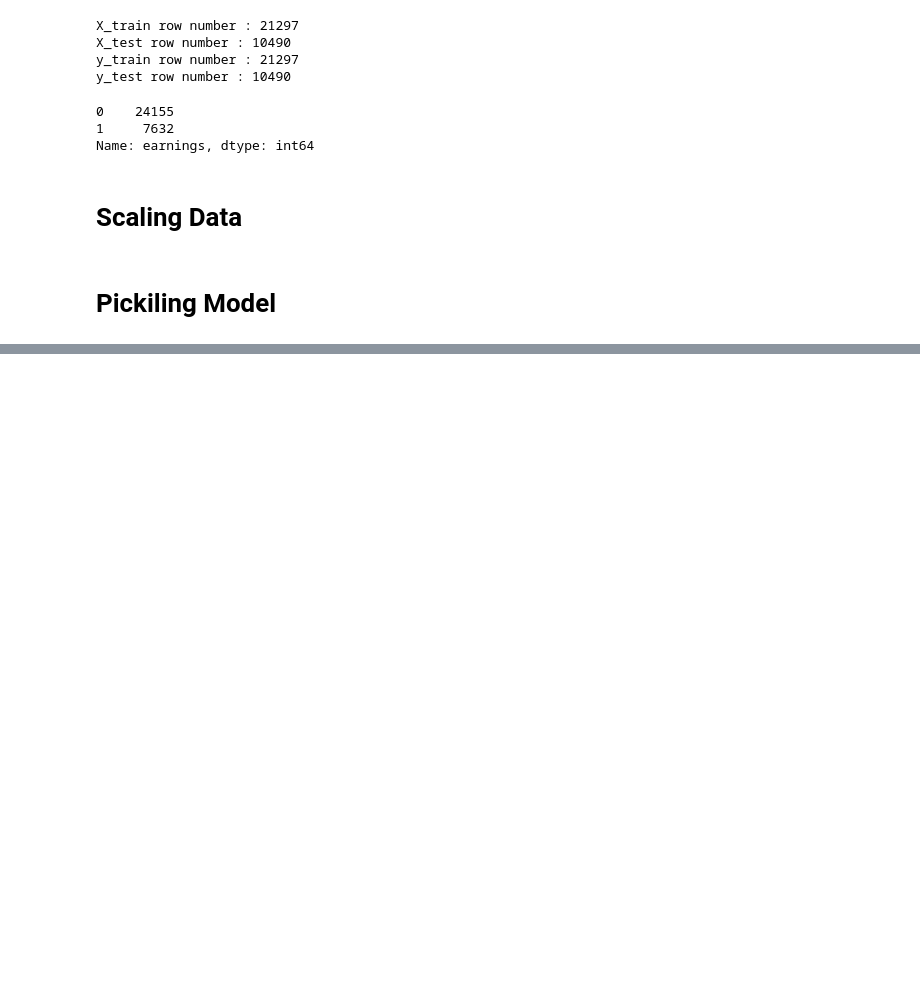
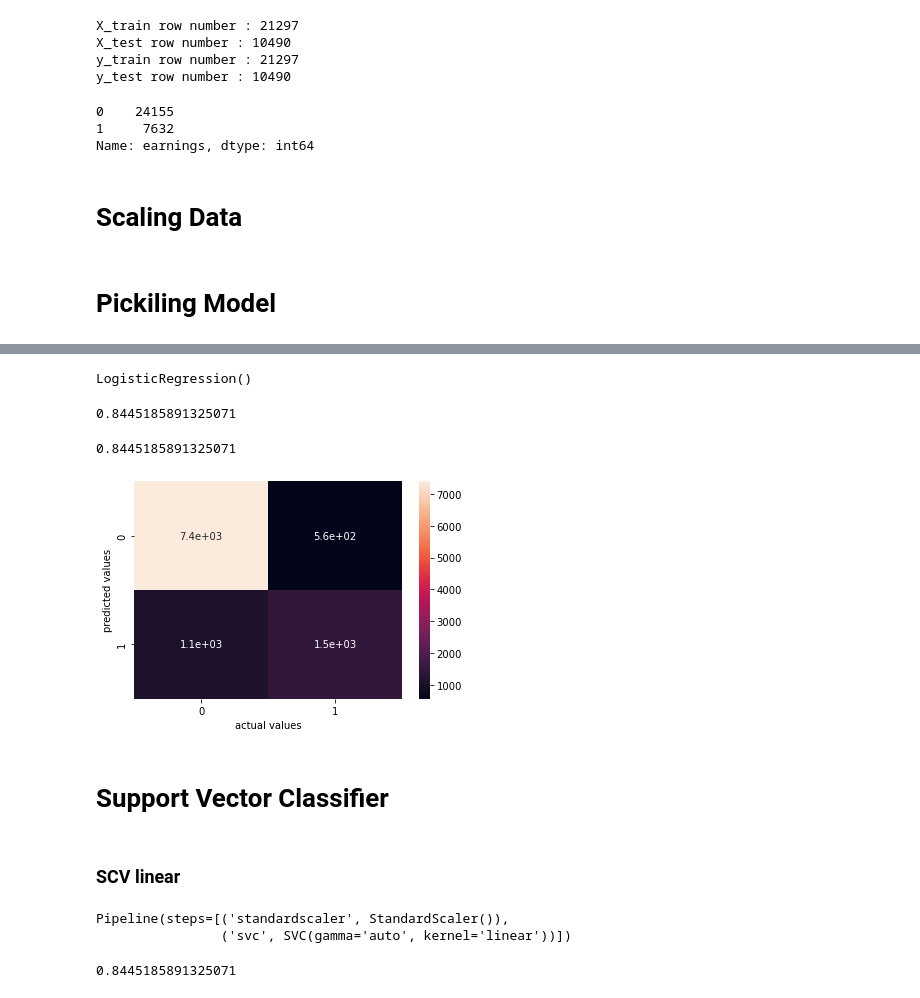
Before and after one commit to atharv4git/ML-Models, a Jupyter notebook: Classification/adult/Model in Making.ipynb, the cells around one changed output, grey strips where cells are left out. Drawn from its saved outputs; the diff is of its cells as text; code cells hidden in the pictures; blank space fills up the shorter version.

```diff
--- a/Classification/adult/Model in Making.ipynb
+++ b/Classification/adult/Model in Making.ipynb
@@ -76,0 +79,40 @@ def save_model_to_db(model,client,db,conn,model_name):
+# %%
+from sklearn.linear_model import LogisticRegression
+log_reg = LogisticRegression()
+# %%
+log_reg.fit(X_train,y_train)
+# %% [output]
+LogisticRegression()
+# %%
+ypred_log_reg = log_reg.predict(X_test)
+# %%
+log_reg.score(X_test,y_test)
+# %% [output]
+0.8445185891325071
+# %%
+from sklearn.metrics import accuracy_score
+accuracy_score(y_test,ypred_log_reg)
+# %% [output]
+0.8445185891325071
+# %%
+from sklearn.metrics import confusion_matrix as cm
+
+sns.heatmap(cm(y_test,ypred_log_reg),annot=True)
+plt.xlabel('actual values')
+plt.ylabel('predicted values')
+plt.show()
+# %% [output]
+[figure, added]
+# %% [markdown]
+# Support Vector Classifier
+# %% [markdown]
+### SCV linear
+# %%
+from sklearn.pipeline import make_pipeline
+from sklearn.svm import SVC
+
+svc_lin = make_pipeline(StandardScaler(), SVC(kernel='linear',gamma='auto'))
+svc_lin.fit(X_train, y_train)
+# %% [output]
+Pipeline(steps=[('standardscaler', StandardScaler()),
+                ('svc', SVC(gamma='auto', kernel='linear'))])
@@ -76,0 +121,4 @@ def save_model_to_db(model,client,db,conn,model_name):
+# %%
+svc_lin.score(X_test,y_test)
+# %% [output]
+0.8445185891325071
```
Also changed, not shown: parts of 24 cells of this notebook.
